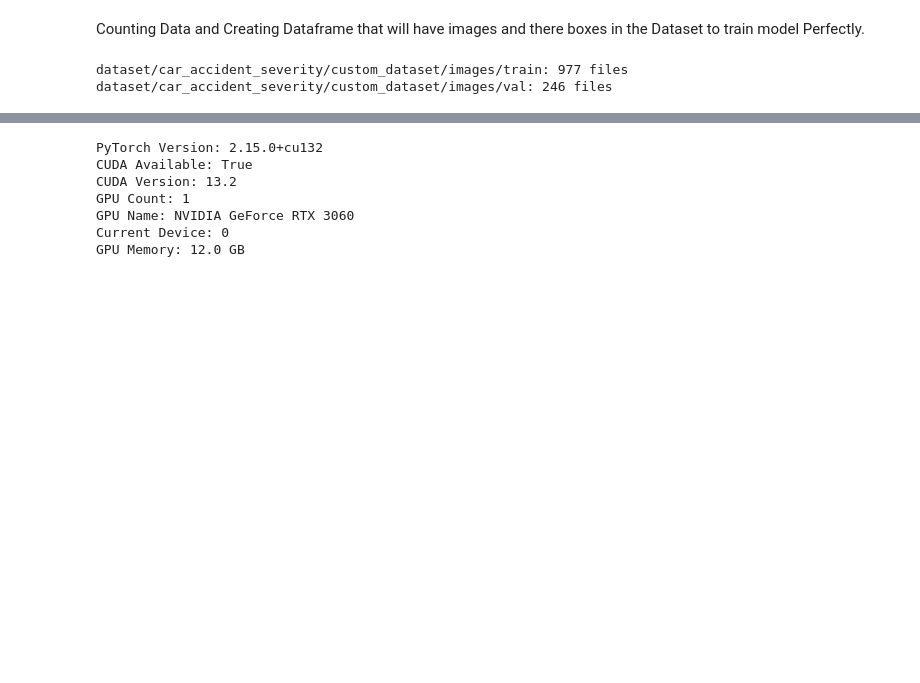
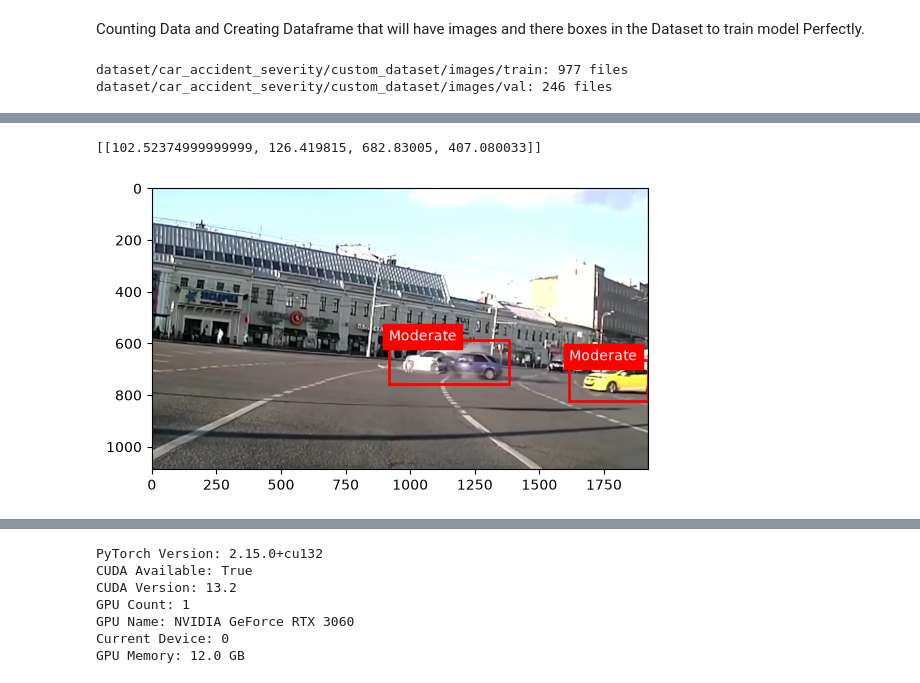
Before and after one commit to aliturab99/Car_Accidents_ai_alert_system_computer_vision_cv, a Jupyter notebook: Car_Accidents_ai_alert_system.ipynb, the cells around one changed output, grey strips where cells are left out. Drawn from its saved outputs; the diff is of its cells as text; code cells hidden in the pictures; blank space fills up the shorter version.

```diff
--- a/Car_Accidents_ai_alert_system.ipynb
+++ b/Car_Accidents_ai_alert_system.ipynb
@@ -256,0 +224,15 @@ grouped_df
+# %%
+CLASS_NAMES = {0: "No Accident", 1: "Minor", 2: "Moderate", 3: "Severe", 4: "Totaled"}
+
+# readable names
+df["class_names"] = df["labels"].apply(lambda ls: [CLASS_NAMES[c] for c in ls])
+df["num_objects"] = df["labels"].apply(len)
+
+# one label per image (for classification): worst damage in the image
+df["image_label"] = df["labels"].apply(max)
+df["image_label_name"] = df["image_label"].map(CLASS_NAMES)
+
+# class distribution (objects) and (images)
+from collections import Counter
+display(Counter(c for ls in df["labels"] for c in ls))
+display(df["image_label_name"].value_counts())
@@ -256,0 +248,28 @@ grouped_df
+# %%
+from PIL import Image
+
+def yolo_to_xyxy(box, img_w, img_h):
+    xc, yc, w, h = box
+    return [(xc - w/2) * img_w, (yc - h/2) * img_h,
+            (xc + w/2) * img_w, (yc + h/2) * img_h]
+
+img = Image.open(f"./dataset/car_accident_severity/custom_dataset/images/train/{df.imageName[0]}")
+print([yolo_to_xyxy(b, *img.size) for b in df.boxes[0]])
+# %% [output]
+[[102.52374999999999, 126.419815, 682.83005, 407.080033]]
+# %%
+import matplotlib.pyplot as plt, matplotlib.patches as patches
+
+def show(row, folder="./dataset/car_accident_severity/custom_dataset/images/train"):
+    img = Image.open(f"{folder}/{row.imageName}")
+    fig, ax = plt.subplots()
+    ax.imshow(img)
+    for box, lab in zip(row.boxes, row.labels):
+        x1, y1, x2, y2 = yolo_to_xyxy(box, *img.size)
+        ax.add_patch(patches.Rectangle((x1, y1), x2-x1, y2-y1, fill=False, color="red", lw=2))
+        ax.text(x1, y1, CLASS_NAMES[lab], color="white", backgroundcolor="red")
+    plt.show()
+
+show(df.iloc[976])
+# %% [output]
+[figure, added]
```
Also changed, not shown: parts of 12 cells of this notebook, 2 other files.
